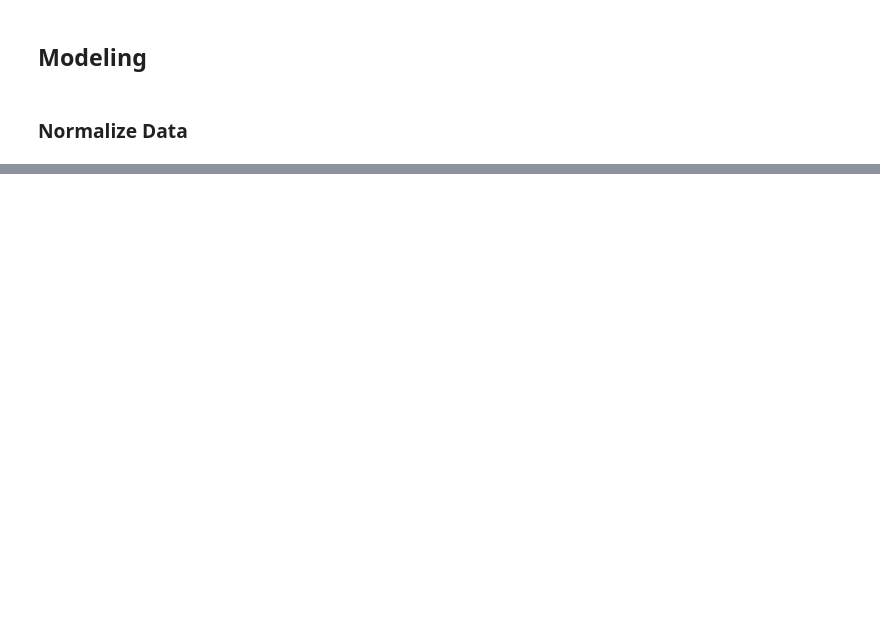
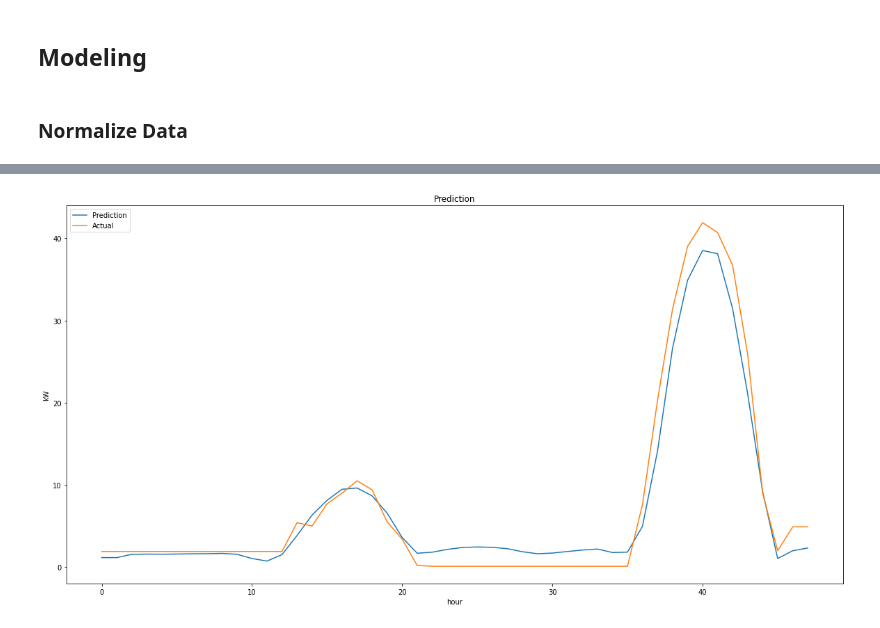
Before and after one commit to samsipe/amplify-microgrid-ai, a Jupyter notebook: notebooks/predict_power_gen_initial_model_ss.ipynb, the cells around one changed output, grey strips where cells are left out. Drawn from its saved outputs; the diff is of its cells as text; code cells hidden in the pictures; blank space fills up the shorter version.

```diff
--- a/notebooks/predict_power_gen_initial_model_ss.ipynb
+++ b/notebooks/predict_power_gen_initial_model_ss.ipynb
@@ -223,2 +271,15 @@ Epoch 30/30
 # %%
 y_solar_preds = model.predict(x_test)
+# %%
+plt.figure(figsize=(20, 10))
+plt.title('Prediction')
+x = np.random.default_rng().integers(0,y_solar_preds.shape[0])
+plt.plot(y_solar_preds[x])
+plt.plot(y_solar_test[x])
+plt.ylabel('kW')
+plt.xlabel('hour')
+plt.legend(['Prediction', 'Actual'], loc='upper left')
+
+plt.show()
+# %% [output]
+[figure, added]
```
Also changed, not shown: parts of 17 cells of this notebook.
